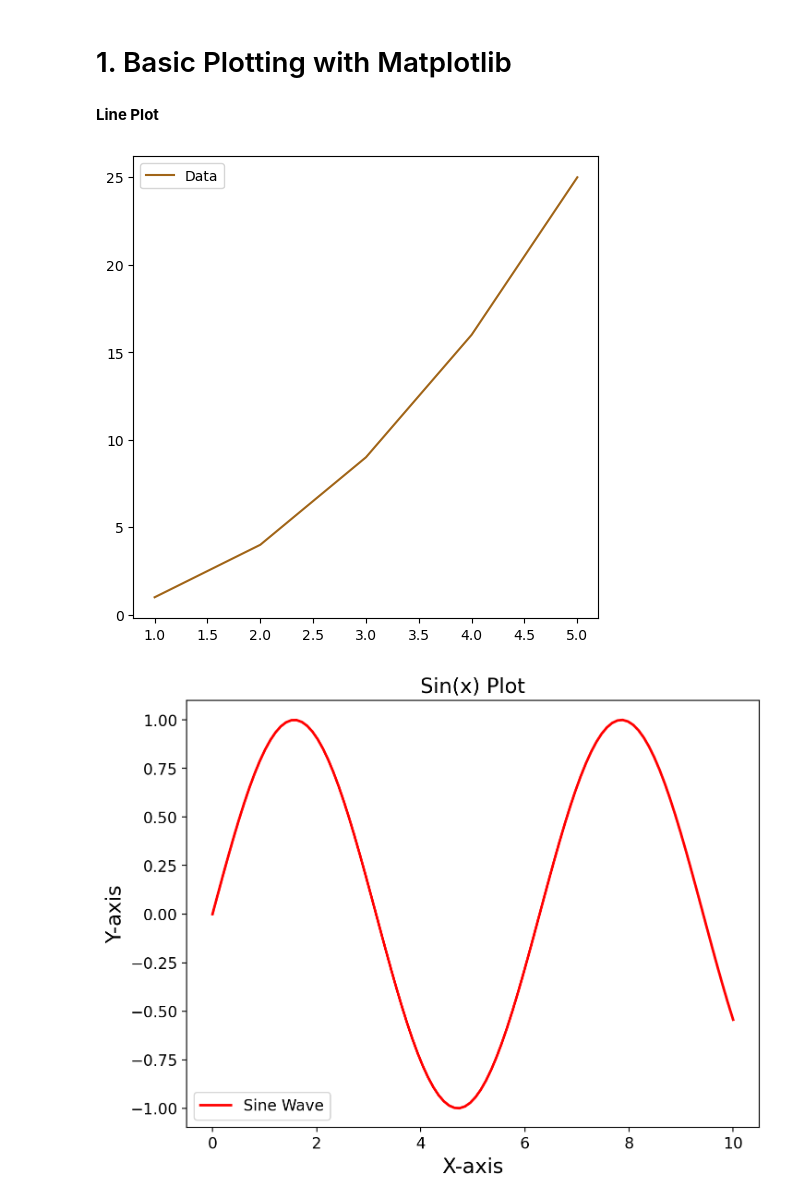
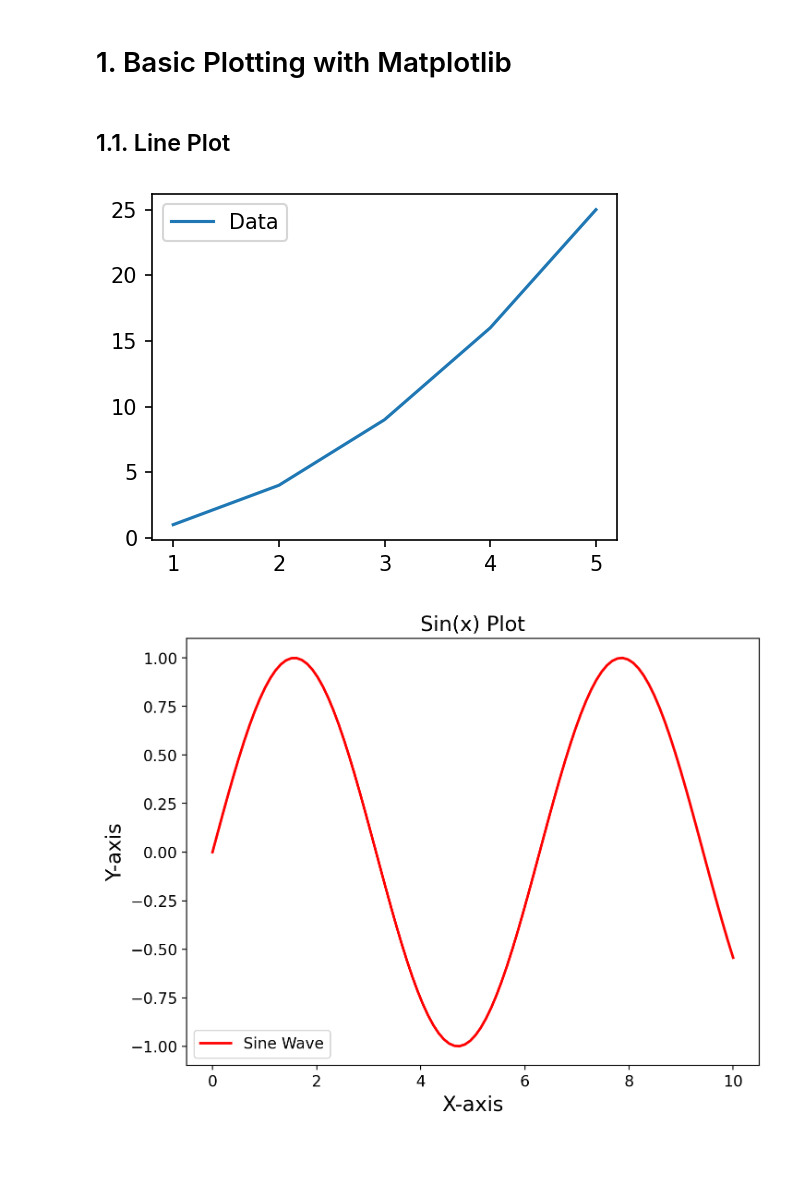
Before and after one commit to extaraordinary/data_visualization, a Jupyter notebook: data_visualization_notebook.ipynb, the cells around one changed output. Saved outputs shown, nothing was run; the diff lists cells and outputs as text; code cells hidden in the pictures; blank space fills up the shorter version.

```diff
--- a/data_visualization_notebook.ipynb
+++ b/data_visualization_notebook.ipynb
@@ -14,25 +14,25 @@ import plotly.express as px
 # %% [markdown]
 # 1. Basic Plotting with Matplotlib
 # %% [markdown]
-**Line Plot**
+## 1.1. Line Plot
 # %%
 # Create a figure with a width of 8" and a height of 6"
-fig = plt.figure(figsize=(6, 6))
+fig = plt.figure(figsize=(4, 3), dpi=150)
 
 # Initialize data
 x = [1, 2, 3, 4, 5]
 y = [1, 4, 9, 16, 25]
 
 # Plot data
 plt.plot(x, y, label='Data')
 
 # Add legends
 plt.legend()
 
 # Display the plot
 plt.show()
 # %% [output]
-[figure, old version]
+[figure, new version]
 # %%
 # Example 1: sin(x) line plot
 x = np.linspace(0, 10, 100)
```
Also changed, not shown: parts of 3 cells of this notebook.
